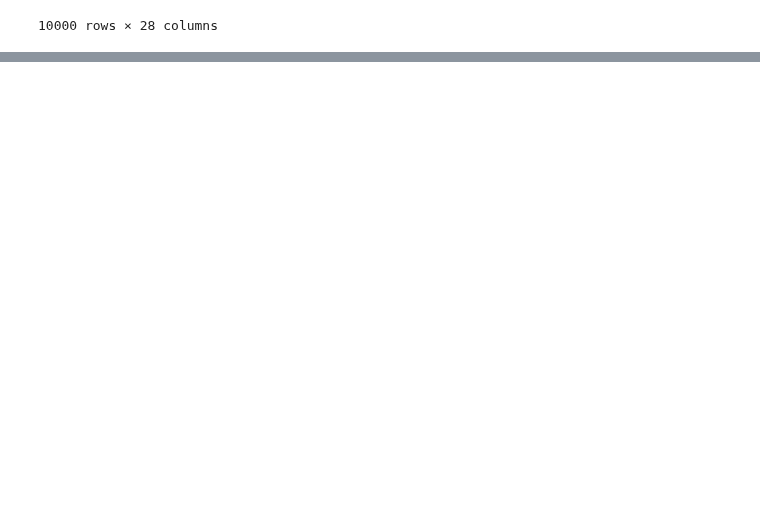
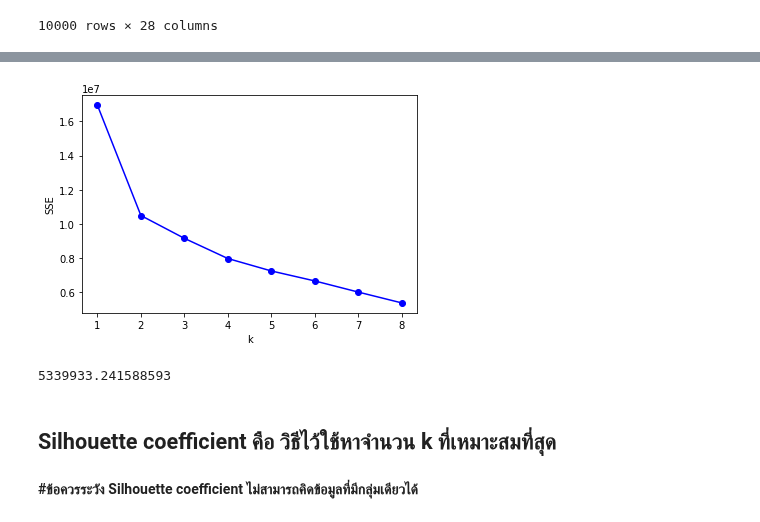
Before and after one commit to team0243/multivariate, a Jupyter notebook: Multivariate_Exam.ipynb, the cells around one changed output, grey strips where cells are left out. Saved outputs shown, nothing was run; the diff lists cells and outputs as text; code cells hidden in the pictures; blank space fills up the shorter version.

```diff
--- a/Multivariate_Exam.ipynb
+++ b/Multivariate_Exam.ipynb
@@ -59,0 +170,3 @@ Data
+# %%
+k = kmeans.predict(Data)
+k
@@ -59,0 +211,6 @@ Data
+# %%
+SSE = list()  # สร้าง list ชื่อว่า SSE      ### เพื่อหาค่า Sum of Squared Errors
+for k in [1,2,3,4,5,6,7,8]:   # for loop ตัวแปร k ตั้งแต่ 1-8
+    kmeans = KMeans(n_clusters=k,random_state=2021)
+    kmeans.fit(Data)
+    SSE.append(kmeans.inertia_)
@@ -59,0 +228,14 @@ Data
+# %%
+plt.plot([1,2,3,4,5,6,7,8],SSE,'o-b')  # plot กราฟแสดงค่า SSE
+plt.xlabel('k')  ## กำหนดให้แกน X ชื่อ "K"
+plt.ylabel('SSE');  ## กำหนดให้แกน Y ชื่อ "Sum of Squared Errors"
+# %% [output]
+[figure, added]
+# %%
+kmeans.inertia_  # ผลรวมของระยะทางกำลังสองของตัวอย่างไปยังศูนย์กลางคลัสเตอร์ที่ใกล้ที่สุด
+# %% [output]
+5339933.241588593
+# %% [markdown]
+## Silhouette coefficient  คือ วิธีไว้ใช้หาจำนวน k ที่เหมาะสมที่สุด
+# %% [markdown]
+**#ข้อควรระวัง Silhouette coefficient ไม่สามารถคิดข้อมูลที่มีกลุ่มเดียวได้**
```
Also changed, not shown: parts of 39 cells of this notebook.
